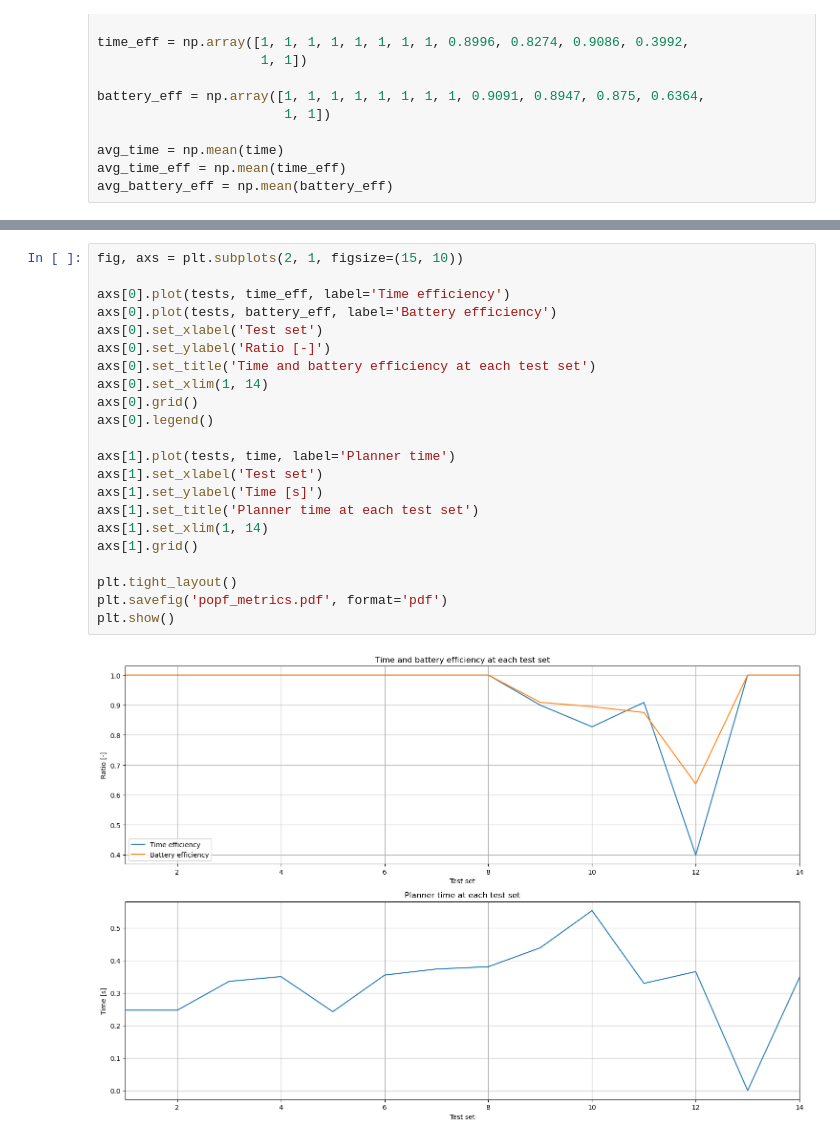
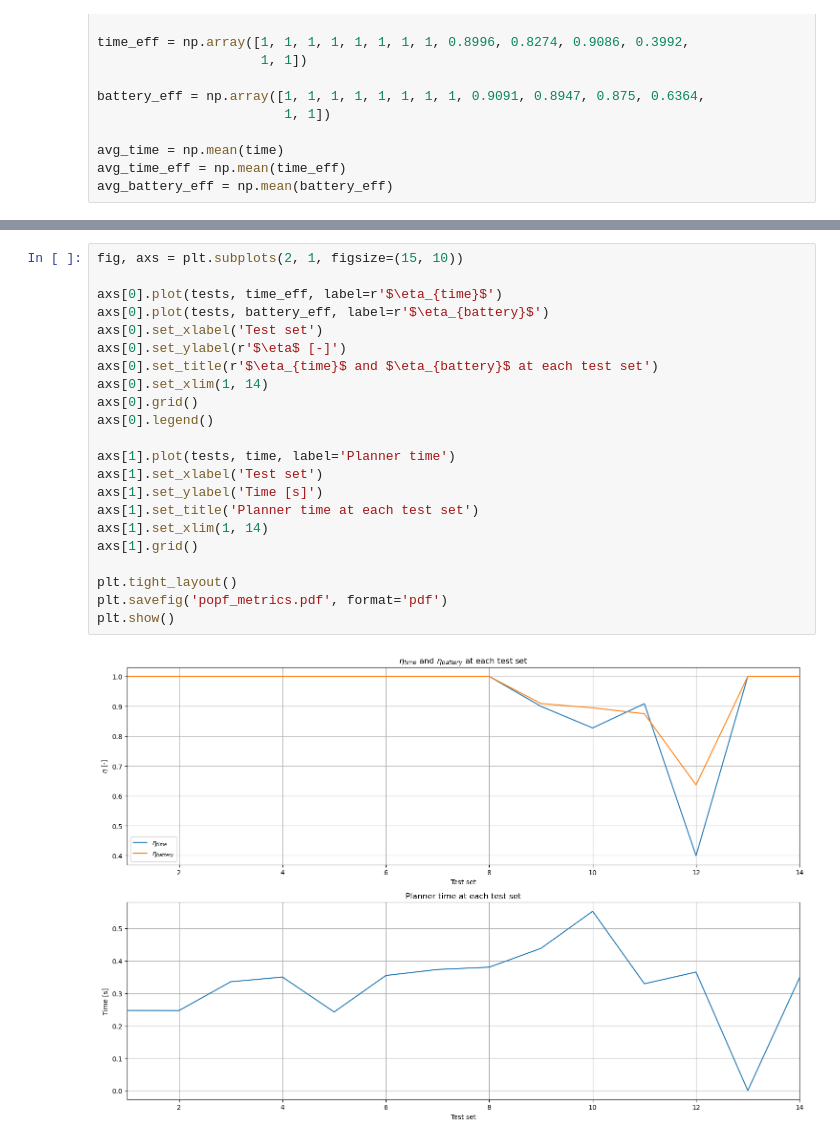
Before and after one commit to stinkyElias/SemReBot2, a Jupyter notebook: testing/popf/plotter.ipynb, the cells around one changed output, grey strips where cells are left out. Saved outputs shown, nothing was run; the diff lists cells and outputs as text.

```diff
--- a/testing/popf/plotter.ipynb
+++ b/testing/popf/plotter.ipynb
@@ -21,24 +29,24 @@ avg_battery_eff = np.mean(battery_eff)
 # %%
 fig, axs = plt.subplots(2, 1, figsize=(15, 10))
 
-axs[0].plot(tests, time_eff, label='Time efficiency')
-axs[0].plot(tests, battery_eff, label='Battery efficiency')
+axs[0].plot(tests, time_eff, label=r'$\eta_{time}$')
+axs[0].plot(tests, battery_eff, label=r'$\eta_{battery}$')
 axs[0].set_xlabel('Test set')
-axs[0].set_ylabel('Ratio [-]')
-axs[0].set_title('Time and battery efficiency at each test set')
+axs[0].set_ylabel(r'$\eta$ [-]')
+axs[0].set_title(r'$\eta_{time}$ and $\eta_{battery}$ at each test set')
 axs[0].set_xlim(1, 14)
 axs[0].grid()
 axs[0].legend()
 
 axs[1].plot(tests, time, label='Planner time')
 axs[1].set_xlabel('Test set')
 axs[1].set_ylabel('Time [s]')
 axs[1].set_title('Planner time at each test set')
 axs[1].set_xlim(1, 14)
 axs[1].grid()
 
 plt.tight_layout()
 plt.savefig('popf_metrics.pdf', format='pdf')
 plt.show()
 # %% [output]
-[figure, old version]
+[figure, new version]
```
Also changed, not shown: parts of 1 cell of this notebook, 15 other files.
